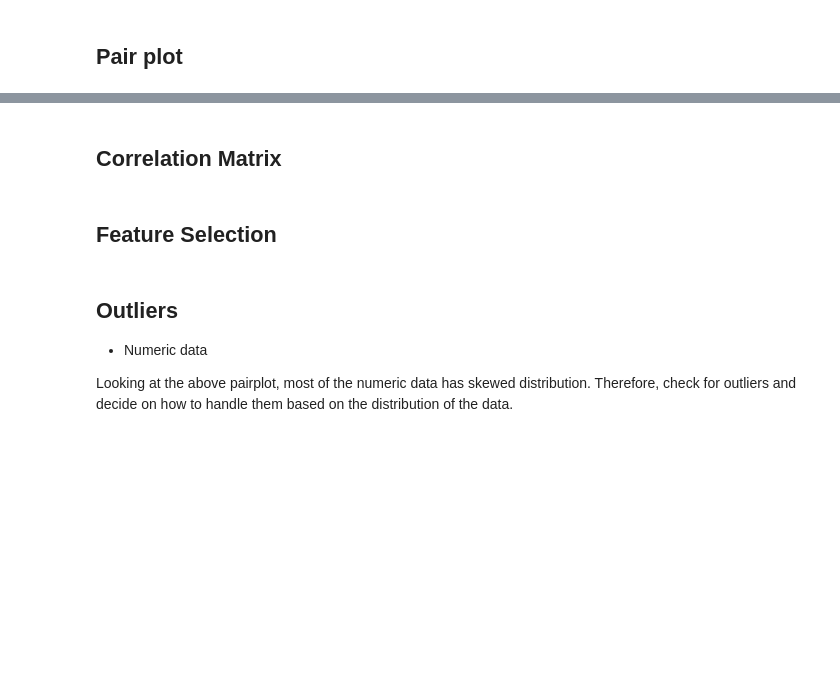
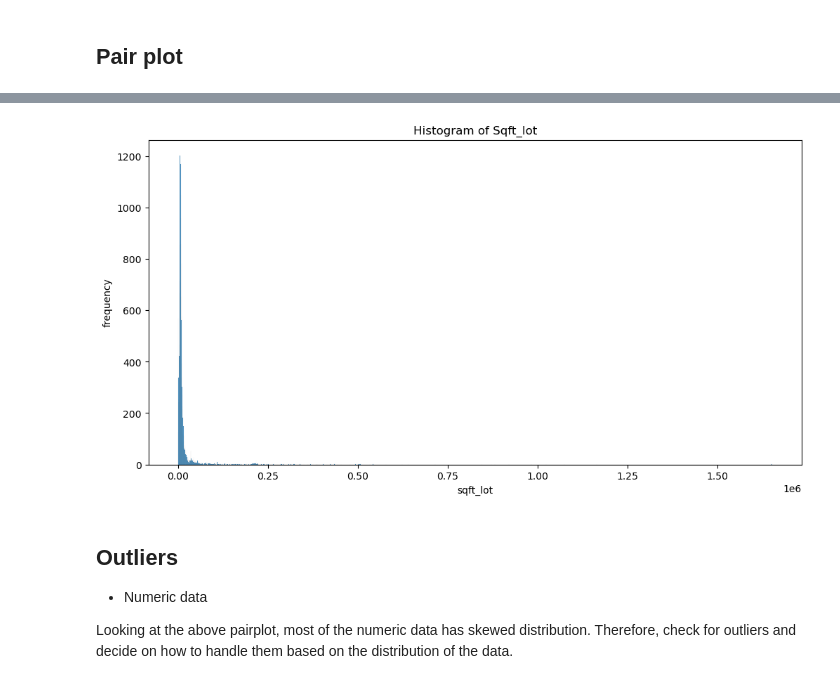
Before and after one commit to lchep2024/phase_2_project, a Jupyter notebook: members/joan.ipynb, the cells around one changed output, grey strips where cells are left out. Cells and saved outputs as stored; diff of their text form; code cells hidden in the pictures; blank space fills up the shorter version.

```diff
--- a/members/joan.ipynb
+++ b/members/joan.ipynb
@@ -516,2 +516,0 @@ with warnings.catch_warnings():
-# %% [markdown]
-## Correlation Matrix
@@ -520,2 +516,0 @@ with warnings.catch_warnings():
-# %% [markdown]
-## Feature Selection
@@ -532,3 +517,16 @@ with warnings.catch_warnings():
+# %%
+with warnings.catch_warnings():
+    warnings.simplefilter("ignore", category=FutureWarning)
+
+    plt.figure(figsize=(12, 6))
+    sns.histplot(df['sqft_lot'])
+    plt.title('Histogram of Sqft_lot')
+    plt.xlabel('sqft_lot')
+    plt.ylabel('frequency')
+
+plt.show()
+# %% [output]
+[figure, added]
 # %% [markdown]
 ## Outliers
 
```
Also changed, not shown: parts of 16 cells of this notebook.
